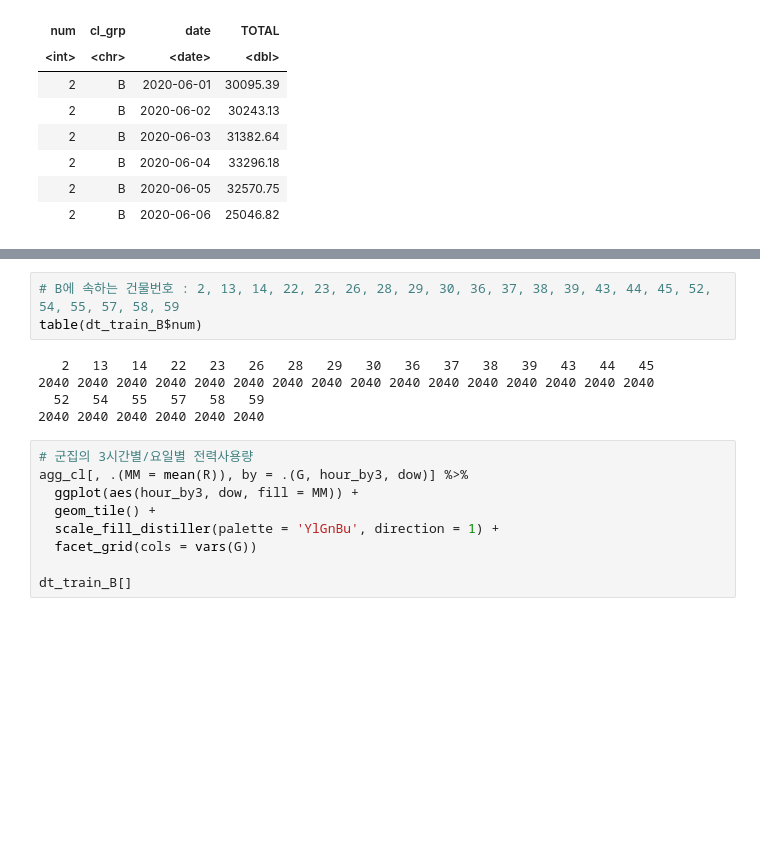
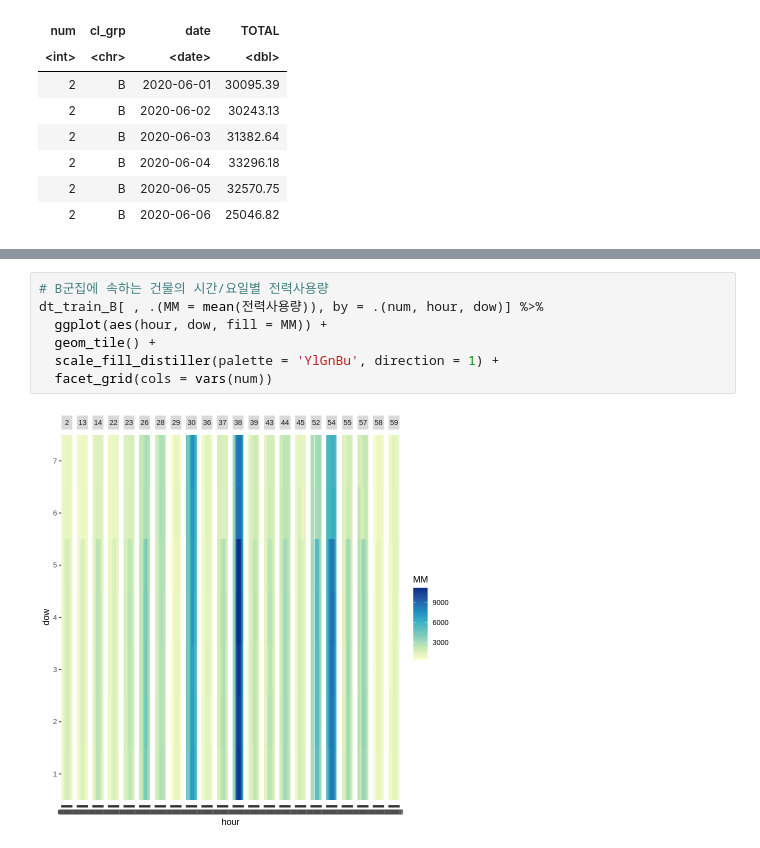
Before and after one commit to mjiii25/prac_class, a Jupyter notebook: team-project.ipynb, the cells around one changed output, grey strips where cells are left out. Drawn from its saved outputs; the diff is of its cells as text; blank space fills up the shorter version.

```diff
--- a/team-project.ipynb
+++ b/team-project.ipynb
@@ -290,20 +290,12 @@ A data.table: 10 × 15
 | 2 | 2020-06-01 07:00:00 | 1187.136 | 19.2 | 5.2 | 87 | 0 | 0.0 | 1 | 0 | 2020-06-01 | 07 | ... |
 | 2 | 2020-06-01 08:00:00 | 1394.820 | 20.6 | 2.5 | 81 | 0 | 0.0 | 1 | 0 | 2020-06-01 | 08 | ... |
 | 2 | 2020-06-01 09:00:00 | 1533.168 | 22.7 | 2.6 | 72 | 0 | 0.7 | 1 | 0 | 2020-06-01 | 09 | ... |
-# %%
-# B에 속하는 건물번호 : 2, 13, 14, 22, 23, 26, 28, 29, 30, 36, 37, 38, 39, 43, 44, 45, 52, 54, 55, 57, 58, 59
-table(dt_train_B$num)
-# %% [output]
-   2   13   14   22   23   26   28   29   30   36   37   38   39   43   44   45
-2040 2040 2040 2040 2040 2040 2040 2040 2040 2040 2040 2040 2040 2040 2040 2040
-  52   54   55   57   58   59
-2040 2040 2040 2040 2040 2040
 # %%
-# 군집의 3시간별/요일별 전력사용량
-agg_cl[, .(MM = mean(R)), by = .(G, hour_by3, dow)] %>%
-  ggplot(aes(hour_by3, dow, fill = MM)) +
+# B군집에 속하는 건물의 시간/요일별 전력사용량
+dt_train_B[ , .(MM = mean(전력사용량)), by = .(num, hour, dow)] %>%
+  ggplot(aes(hour, dow, fill = MM)) +
   geom_tile() +
   scale_fill_distiller(palette = 'YlGnBu', direction = 1) +
-  facet_grid(cols = vars(G))
-
-dt_train_B[]
+  facet_grid(cols = vars(num))
+# %% [output]
+[figure, added]
```
Also changed, not shown: parts of 9 cells of this notebook.
